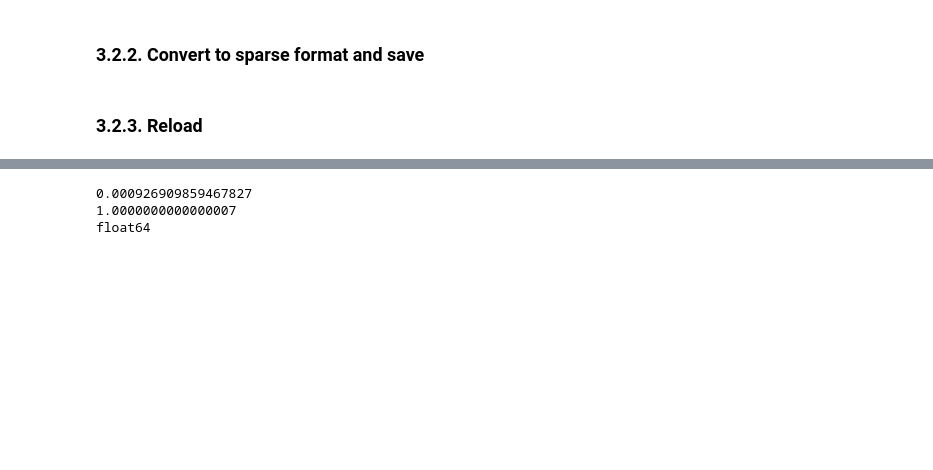
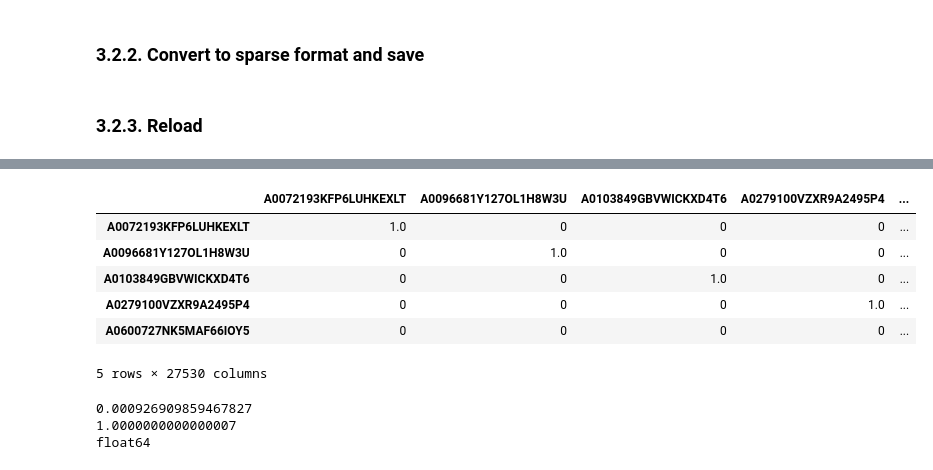
Before and after one commit to benedict-brunker/SINA-AT3_Group-33, a Jupyter notebook: notebooks/recommendations.ipynb, the cells around one changed output, grey strips where cells are left out. Cells and saved outputs as stored; diff of their text form; code cells hidden in the pictures; blank space fills up the shorter version.

```diff
--- a/notebooks/recommendations.ipynb
+++ b/notebooks/recommendations.ipynb
@@ -516,5 +846,21 @@ np.save(os.path.join(lookups_dir, "S_cols.npy"), S_cols)
 # %%
 S_sparse = sparse.load_npz(os.path.join(lookups_dir, "similarity_matrix.npz"))
+user_index = np.load(os.path.join(lookups_dir, "user_columns.npy"), allow_pickle=True)
+
+S = pd.DataFrame.sparse.from_spmatrix(
+    S_sparse,
+    index=user_index,
+    columns=user_index
+)
+S.head()
+# %% [output]
+|  | A0072193KFP6LUHKEXLT | A0096681Y127OL1H8W3U | A0103849GBVWICKXD4T6 | A0279100VZXR9A2495P4 | ... |
+| A0072193KFP6LUHKEXLT | 1.0 | 0 | 0 | 0 | ... |
+| A0096681Y127OL1H8W3U | 0 | 1.0 | 0 | 0 | ... |
+| A0103849GBVWICKXD4T6 | 0 | 0 | 1.0 | 0 | ... |
+| A0279100VZXR9A2495P4 | 0 | 0 | 0 | 1.0 | ... |
+| A0600727NK5MAF66IOY5 | 0 | 0 | 0 | 0 | ... |
+5 rows × 27530 columns
 # %%
 S_data = S_sparse.data
 print(S_data.min())
```
Also changed, not shown: parts of 88 cells of this notebook, 1 other file.
